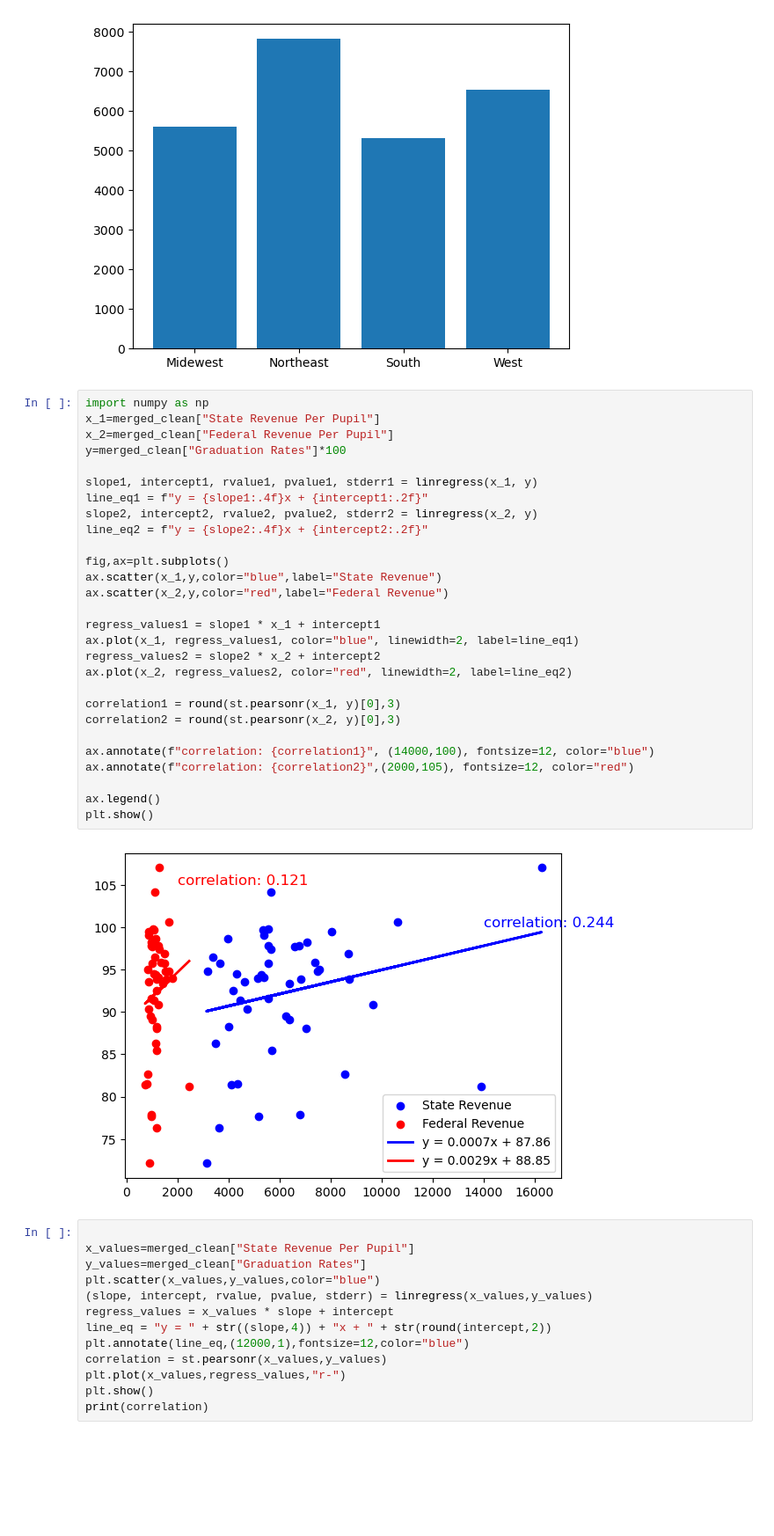
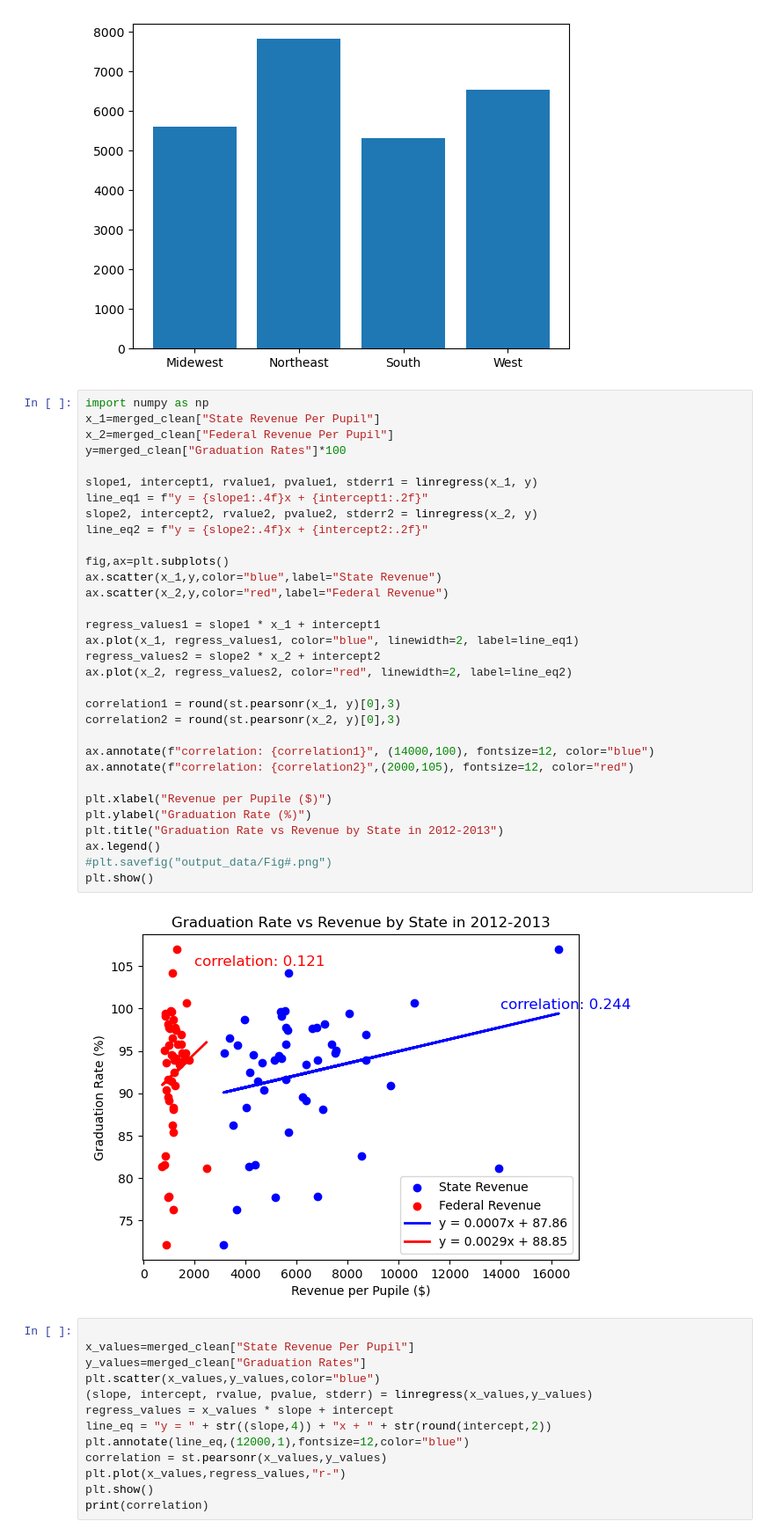
Before and after one commit to sagehan1/project-1, a Jupyter notebook: code-1_shannon.ipynb, the cells around one changed output. Shown at 88% size. Cells and saved outputs as stored; diff of their text form; blank space fills up the shorter version.

Commit message:
finished plots

```diff
--- a/code-1_shannon.ipynb
+++ b/code-1_shannon.ipynb
@@ -228,33 +228,37 @@ plt.show()
 # %%
 import numpy as np
 x_1=merged_clean["State Revenue Per Pupil"]
 x_2=merged_clean["Federal Revenue Per Pupil"]
 y=merged_clean["Graduation Rates"]*100
 
 slope1, intercept1, rvalue1, pvalue1, stderr1 = linregress(x_1, y)
 line_eq1 = f"y = {slope1:.4f}x + {intercept1:.2f}"
 slope2, intercept2, rvalue2, pvalue2, stderr2 = linregress(x_2, y)
 line_eq2 = f"y = {slope2:.4f}x + {intercept2:.2f}"
 
 fig,ax=plt.subplots()
 ax.scatter(x_1,y,color="blue",label="State Revenue")
 ax.scatter(x_2,y,color="red",label="Federal Revenue")
 
 regress_values1 = slope1 * x_1 + intercept1
 ax.plot(x_1, regress_values1, color="blue", linewidth=2, label=line_eq1)
 regress_values2 = slope2 * x_2 + intercept2
 ax.plot(x_2, regress_values2, color="red", linewidth=2, label=line_eq2)
 
 correlation1 = round(st.pearsonr(x_1, y)[0],3)
 correlation2 = round(st.pearsonr(x_2, y)[0],3)
 
 ax.annotate(f"correlation: {correlation1}", (14000,100), fontsize=12, color="blue")
 ax.annotate(f"correlation: {correlation2}",(2000,105), fontsize=12, color="red")
 
+plt.xlabel("Revenue per Pupile ($)")
+plt.ylabel("Graduation Rate (%)")
+plt.title("Graduation Rate vs Revenue by State in 2012-2013")
 ax.legend()
+#plt.savefig("output_data/Fig#.png")
 plt.show()
 # %% [output]
-[figure, old version]
+[figure, new version]
 # %%
 
 x_values=merged_clean["State Revenue Per Pupil"]
```
Also changed, not shown: parts of 1 cell of this notebook.
